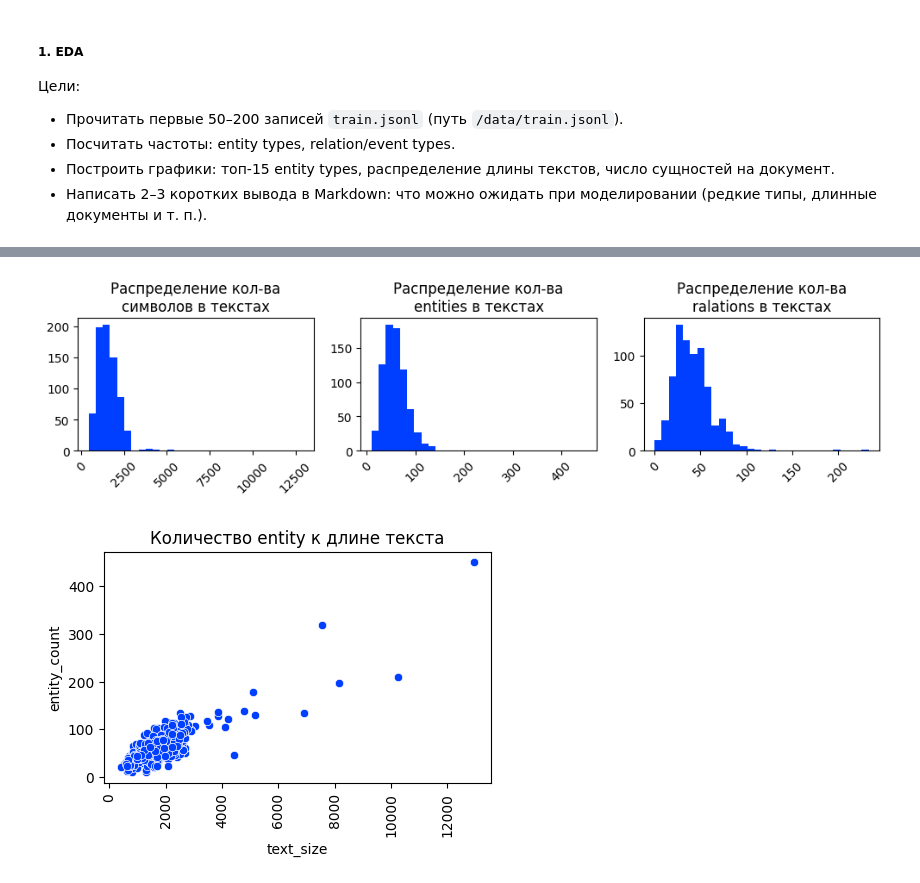
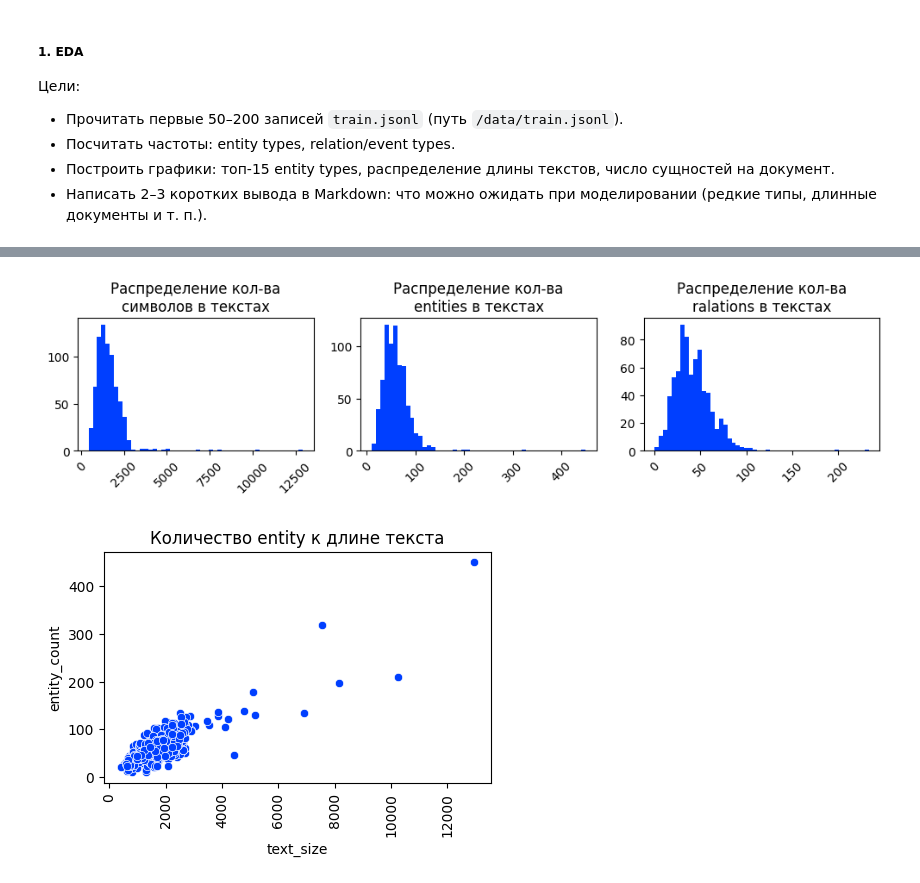
Before and after one commit to russele7/practicum_dle_sprint_5, a Jupyter notebook: NEREL_MultiTask_Notebook.ipynb, the cells around one changed output, grey strips where cells are left out. Drawn from its saved outputs; the diff is of its cells as text; code cells hidden in the pictures.

```diff
--- a/NEREL_MultiTask_Notebook.ipynb
+++ b/NEREL_MultiTask_Notebook.ipynb
@@ -84,5 +73,0 @@ dict_keys(['id', 'text', 'entities', 'relations', 'links'])
-# %%
-text = train_data[0]['text']
-entities = train_data[0]['entities']
-relations = train_data[0]['relations']
-links = train_data[0]['links']
@@ -121,3 +74,5 @@ relations[:10]
+# %%
+rel_types_uniq_dict = {elem['type']: 0 for elem in rel_types_data}
 # %%
 ent_counts, rel_counts, char_counts = [], [], []
 for elem in train_data:
@@ -133,16 +88,20 @@ for elem in train_data:
         ent_types_dict[ent.split('\t')[1].split()[0]] += 1
     for rel in relations:
         rel_types_dict[rel.split('\t')[1].split()[0]] += 1
+
+    uniq_rels = list(set([rel.split('\t')[1].split()[0] for rel in relations]))
+    for rel in uniq_rels:
+        rel_types_uniq_dict[rel] += 1
 # %%
 fig, ax = plt.subplots(1, 3, figsize=(12, 2))
 for i, cnt, title_suffix in zip(range(3),
              [char_counts, ent_counts, rel_counts],
              ['символов', 'entities', 'ralations']):
-    ax[i].hist(cnt, bins=30)
+    ax[i].hist(cnt, bins=50)
     ax[i].set_title(f'Распределение кол-ва\n{title_suffix} в текстах')
     ax[i].tick_params(axis='x', labelrotation=45)
 # %% [output]
-[figure, old version]
+[figure, new version]
 # %%
 df = pd.DataFrame({'text_size': char_counts, 'entity_count': ent_counts})
 plt.figure(figsize=(5, 3))
```
Also changed, not shown: parts of 77 cells of this notebook, 1 other file.
